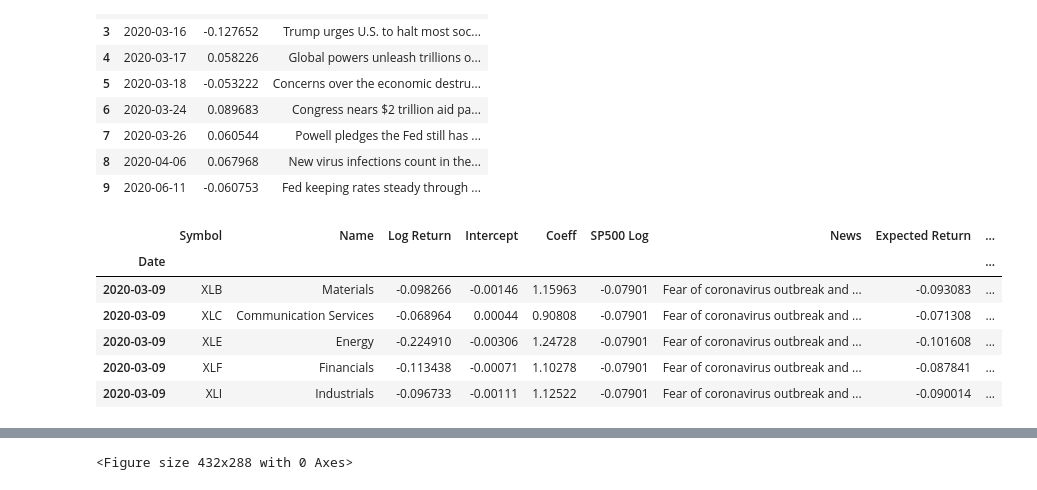
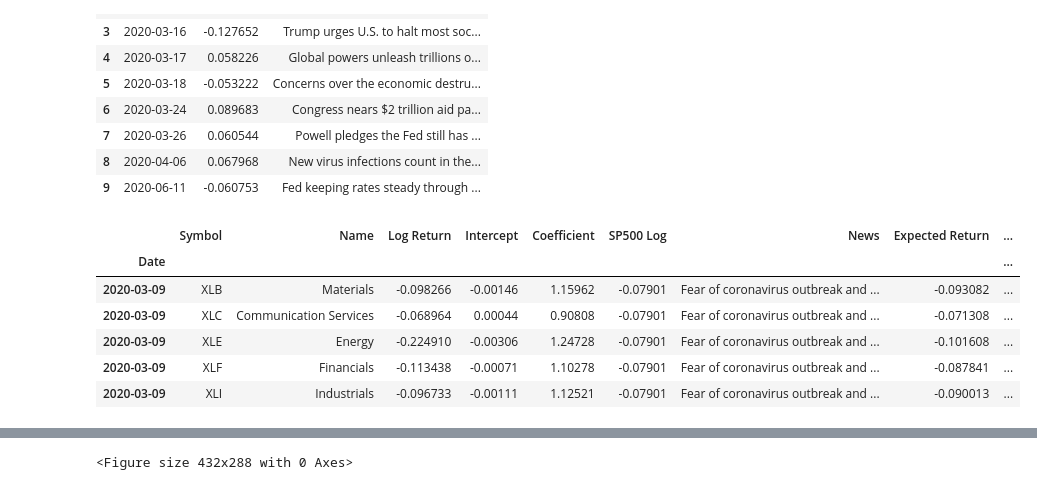
Before and after one commit to fk652/Big_Data_Project-Fall_2020, a Jupyter notebook: data-analysis/S&P500_sector_analysis.ipynb, the cells around one changed output, grey strips where cells are left out. Saved outputs shown, nothing was run; the diff lists cells and outputs as text; code cells hidden in the pictures.

```diff
--- a/data-analysis/S&P500_sector_analysis.ipynb
+++ b/data-analysis/S&P500_sector_analysis.ipynb
@@ -77,7 +76,7 @@ fig.savefig('sectors_cum_returns.png')
 
 #Pre-Covid window period - Nov 18, 2019 to February 19, 2020
 sp500_pre = sp500['SP500 Log']['2019-11-18':'2020-02-19'] # starts on 11/18/19 since log return=0 on 11/15/19
-sector_pre = sector[['Symbol','Log Return']]['2019-11-18':'2020-02-19']
+sector_pre = sector[['Name','Log Return']]['2019-11-18':'2020-02-19']
 
 sp_all_pre = pd.concat([(sector_pre), (sp500_pre)],
                       axis = 'columns', join = 'inner')
@@ -104,10 +103,13 @@ def regress(data,yvar,xvars):
     #print(dir(result))
     return (result.params.round(5).tolist(), result.rsquared.round(2), result.pvalues['SP500 Log'].round(3))
 
-param = sp_all_pre.groupby('Symbol').apply(regress,'Log Return',['SP500 Log'])
+param = sp_all_pre.groupby('Name').apply(regress,'Log Return',['SP500 Log'])
 
-df=pd.DataFrame(param.tolist(), columns=['Param','R2','p value'], index=param.index)
-df[['Intercept','Coeff']]= pd.DataFrame(df['Param'].tolist(), index=df.index)
+df=pd.DataFrame(param.tolist(), columns=['Param','R2','p-value'], index=param.index)
+df[['Intercept','Coefficient']]= pd.DataFrame(df['Param'].tolist(), index=df.index)
 df = df.drop(columns=['Param'])
+cols = df.columns.tolist()
+cols = cols[-2:] + cols[:-2]
+df = df[cols]
 df.head(11)
 # %% [output]
@@ -149,29 +151,29 @@ sp500_events.head(10)
 # %%
 #Calculate abnormal returns (actual return - expected return)
 
 sector=sector.reset_index()
 sector_reg = pd.merge(sector, df,
-                          left_on='Symbol',
-                          right_on='Symbol')
+                          left_on='Name',
+                          right_on='Name')
 
 event_days = pd.merge(sector_reg, sp500_events,
                           left_on='Date',
                           right_on='Date')
 
 event_days = event_days.set_index('Date')
-event_days=event_days.drop(columns=['CumulativeSum', 'R2', 'p value'])
-event_days['Expected Return'] = event_days['Intercept'] + (event_days['Coeff']*event_days['SP500 Log'])
+event_days=event_days.drop(columns=['CumulativeSum', 'R2', 'p-value'])
+event_days['Expected Return'] = event_days['Intercept'] + (event_days['Coefficient']*event_days['SP500 Log'])
 event_days['Abnormal Return'] = event_days['Log Return']-event_days['Expected Return']
 
 event_days.head()
 # %% [output]
-|  | Symbol | Name | Log Return | Intercept | Coeff | SP500 Log | News | Expected Return | ... |
+|  | Symbol | Name | Log Return | Intercept | Coefficient | SP500 Log | News | Expected Return | ... |
 | Date |  |  |  |  |  |  |  |  | ... |
-| 2020-03-09 | XLB | Materials | -0.098266 | -0.00146 | 1.15963 | -0.07901 | Fear of coronavirus outbreak and ... | -0.093083 | ... |
+| 2020-03-09 | XLB | Materials | -0.098266 | -0.00146 | 1.15962 | -0.07901 | Fear of coronavirus outbreak and ... | -0.093082 | ... |
 | 2020-03-09 | XLC | Communication Services | -0.068964 | 0.00044 | 0.90808 | -0.07901 | Fear of coronavirus outbreak and ... | -0.071308 | ... |
 | 2020-03-09 | XLE | Energy | -0.224910 | -0.00306 | 1.24728 | -0.07901 | Fear of coronavirus outbreak and ... | -0.101608 | ... |
 | 2020-03-09 | XLF | Financials | -0.113438 | -0.00071 | 1.10278 | -0.07901 | Fear of coronavirus outbreak and ... | -0.087841 | ... |
-| 2020-03-09 | XLI | Industrials | -0.096733 | -0.00111 | 1.12522 | -0.07901 | Fear of coronavirus outbreak and ... | -0.090014 | ... |
+| 2020-03-09 | XLI | Industrials | -0.096733 | -0.00111 | 1.12521 | -0.07901 | Fear of coronavirus outbreak and ... | -0.090013 | ... |
 # %%
 #Plot abnormal returns for each date
 
```
Also changed, not shown: parts of 6 cells of this notebook, 5 other files.
